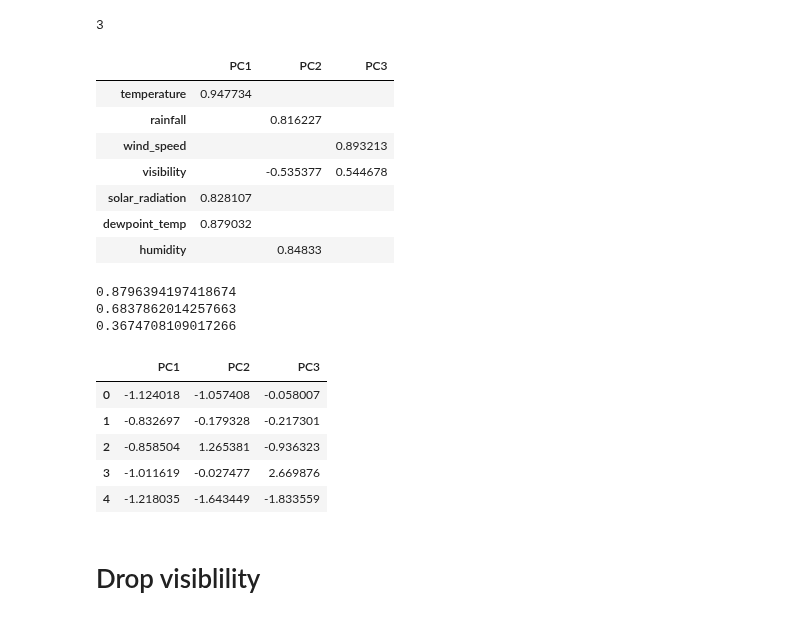
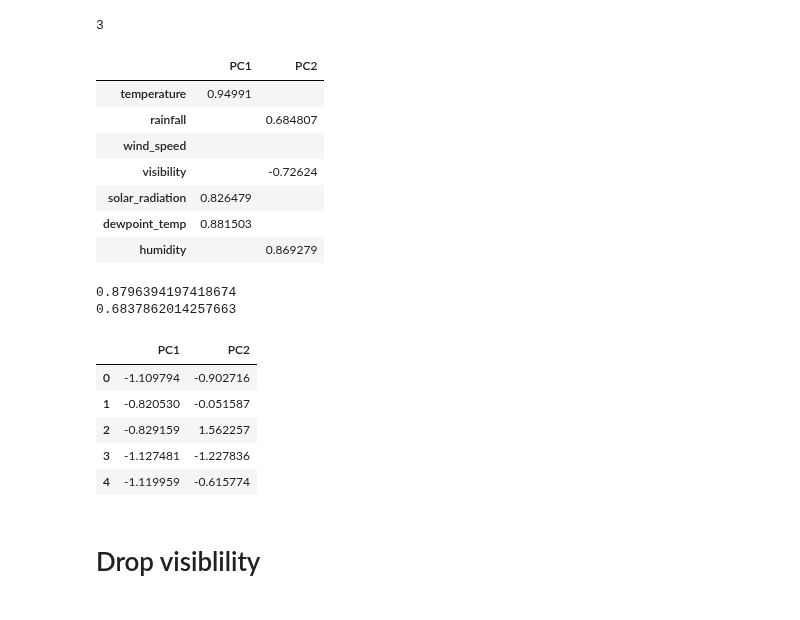
Before and after one commit to Jiian/seoulbike, a Jupyter notebook: PCA/pca bike.ipynb, the cells around one changed output. Drawn from its saved outputs; the diff is of its cells as text; code cells hidden in the pictures.

```diff
--- a/PCA/pca bike.ipynb
+++ b/PCA/pca bike.ipynb
@@ -220,36 +220,39 @@ kl.elbow
 # %% [output]
 3
 # %%
-pca_label, df_pca_array =evaluate_pcs(3,scaled_features[colnames])
+pca_label, df_pca_array =evaluate_pcs(2,scaled_features[colnames])
 pca_label
 # from the elbow plot
 # %% [output]
-|  | PC1 | PC2 | PC3 |
-| temperature | 0.947734 |  |  |
-| rainfall |  | 0.816227 |  |
-| wind_speed |  |  | 0.893213 |
-| visibility |  | -0.535377 | 0.544678 |
-| solar_radiation | 0.828107 |  |  |
-| dewpoint_temp | 0.879032 |  |  |
-| humidity |  | 0.84833 |  |
+|  | PC1 | PC2 |
+| temperature | 0.94991 |  |
+| rainfall |  | 0.684807 |
+| wind_speed |  |  |
+| visibility |  | -0.72624 |
+| solar_radiation | 0.826479 |  |
+| dewpoint_temp | 0.881503 |  |
+| humidity |  | 0.869279 |
 # %%
+"""
 print(CronbachAlpha(scaled_features[['temperature','solar_radiation','dewpoint_temp']])) #Reliability of PC1
 print(CronbachAlpha(scaled_features[['rainfall','humidity']])) #Reliability of PC2
 print(CronbachAlpha(scaled_features[['wind_speed','visibility']])) #Reliability of PC2
+"""
+print(CronbachAlpha(scaled_features[['temperature','solar_radiation','dewpoint_temp']])) #Reliability of PC1
+print(CronbachAlpha(scaled_features[['rainfall','humidity']])) #Reliability of PC2
 # %% [output]
 0.8796394197418674
 0.6837862014257663
-0.3674708109017266
 # %%
-df_pca = pd.DataFrame(df_pca_array, columns =['PC1','PC2','PC3'])
+df_pca = pd.DataFrame(df_pca_array, columns =['PC1','PC2'])
 df_pca.head()
 # %% [output]
-|  | PC1 | PC2 | PC3 |
-| 0 | -1.124018 | -1.057408 | -0.058007 |
-| 1 | -0.832697 | -0.179328 | -0.217301 |
-| 2 | -0.858504 | 1.265381 | -0.936323 |
-| 3 | -1.011619 | -0.027477 | 2.669876 |
-| 4 | -1.218035 | -1.643449 | -1.833559 |
+|  | PC1 | PC2 |
+| 0 | -1.109794 | -0.902716 |
+| 1 | -0.820530 | -0.051587 |
+| 2 | -0.829159 | 1.562257 |
+| 3 | -1.127481 | -1.227836 |
+| 4 | -1.119959 | -0.615774 |
 # %% [markdown]
 # Drop visiblility
 # %%
```
